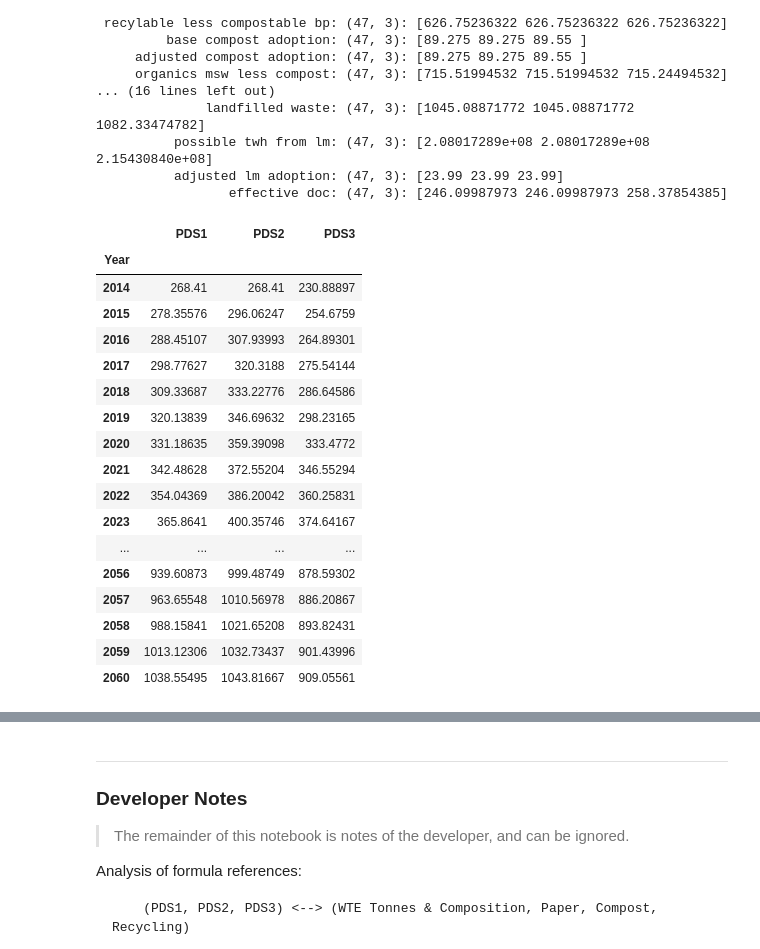
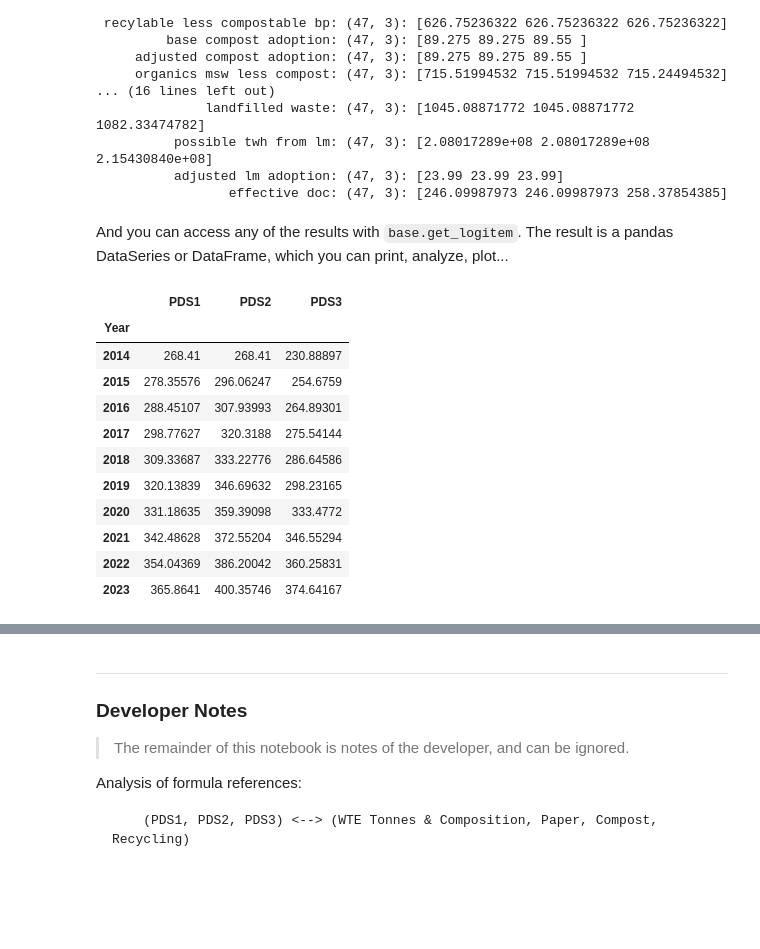
Before and after one commit to ProjectDrawdown/solutions, a Jupyter notebook: integrations/waste_integration.ipynb, the cells around one changed output, grey strips where cells are left out. Saved outputs shown, nothing was run; the diff lists cells and outputs as text; code cells hidden in the pictures; blank space fills up the shorter version.

```diff
--- a/integrations/waste_integration.ipynb
+++ b/integrations/waste_integration.ipynb
@@ -78,25 +91,21 @@ waste
           possible twh from lm: (47, 3): [2.08017289e+08 2.08017289e+08 2.15430840e+08]
           adjusted lm adoption: (47, 3): [23.99 23.99 23.99]
                  effective doc: (47, 3): [246.09987973 246.09987973 258.37854385]
+# %% [markdown]
+And you can access any of the results with `base.get_logitem`.  The result is a pandas DataSeries or DataFrame, which you can print, analyze, plot...
 # %%
-df = base.get_logitem("paper consumption")
-df
+paper_consumption = base.get_logitem("paper consumption")
+paper_consumption.head(10)
 # %% [output]
 |  | PDS1 | PDS2 | PDS3 |
 | Year |  |  |  |
 | 2014 | 268.41 | 268.41 | 230.88897 |
 | 2015 | 278.35576 | 296.06247 | 254.6759 |
 | 2016 | 288.45107 | 307.93993 | 264.89301 |
 | 2017 | 298.77627 | 320.3188 | 275.54144 |
 | 2018 | 309.33687 | 333.22776 | 286.64586 |
 | 2019 | 320.13839 | 346.69632 | 298.23165 |
 | 2020 | 331.18635 | 359.39098 | 333.4772 |
 | 2021 | 342.48628 | 372.55204 | 346.55294 |
 | 2022 | 354.04369 | 386.20042 | 360.25831 |
 | 2023 | 365.8641 | 400.35746 | 374.64167 |
-| ... | ... | ... | ... |
-| 2056 | 939.60873 | 999.48749 | 878.59302 |
-| 2057 | 963.65548 | 1010.56978 | 886.20867 |
-| 2058 | 988.15841 | 1021.65208 | 893.82431 |
-| 2059 | 1013.12306 | 1032.73437 | 901.43996 |
-| 2060 | 1038.55495 | 1043.81667 | 909.05561 |
```
Also changed, not shown: parts of 22 cells of this notebook.
